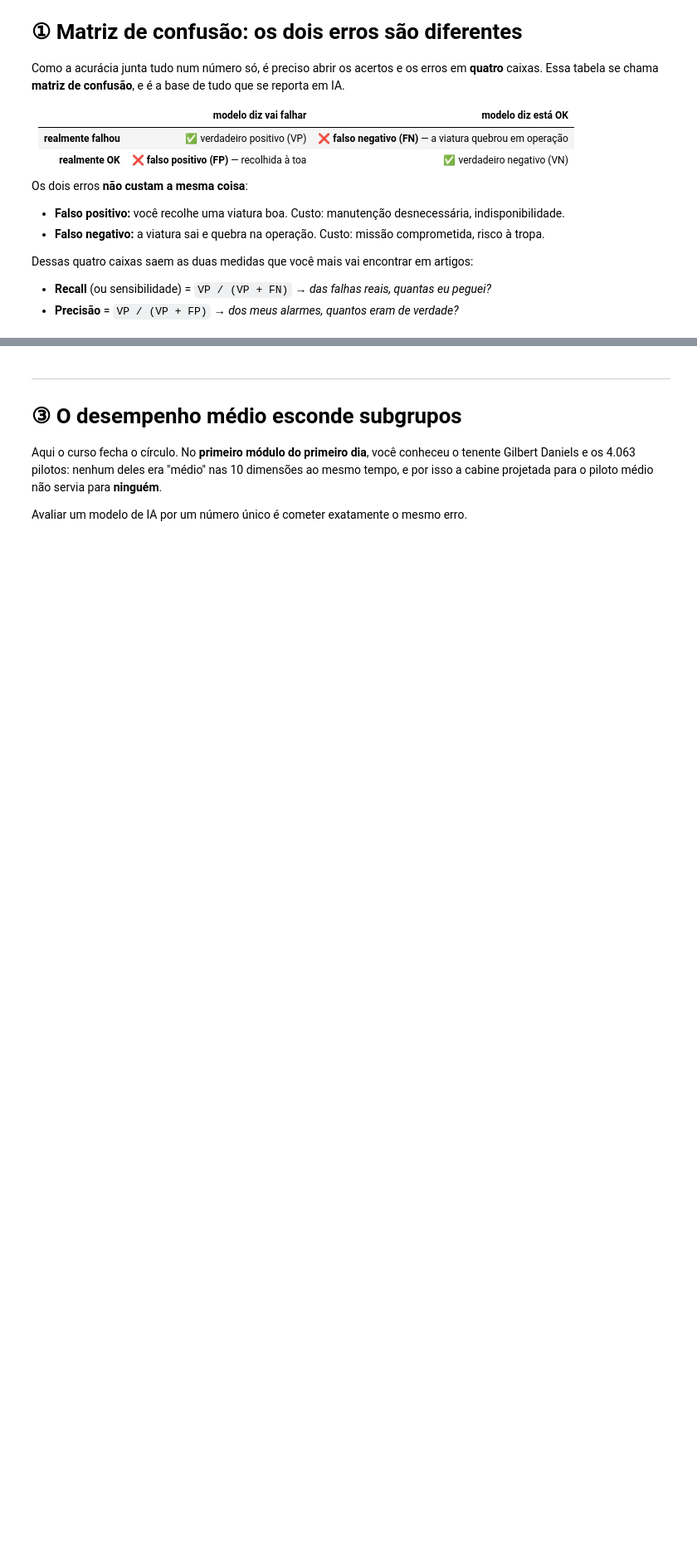
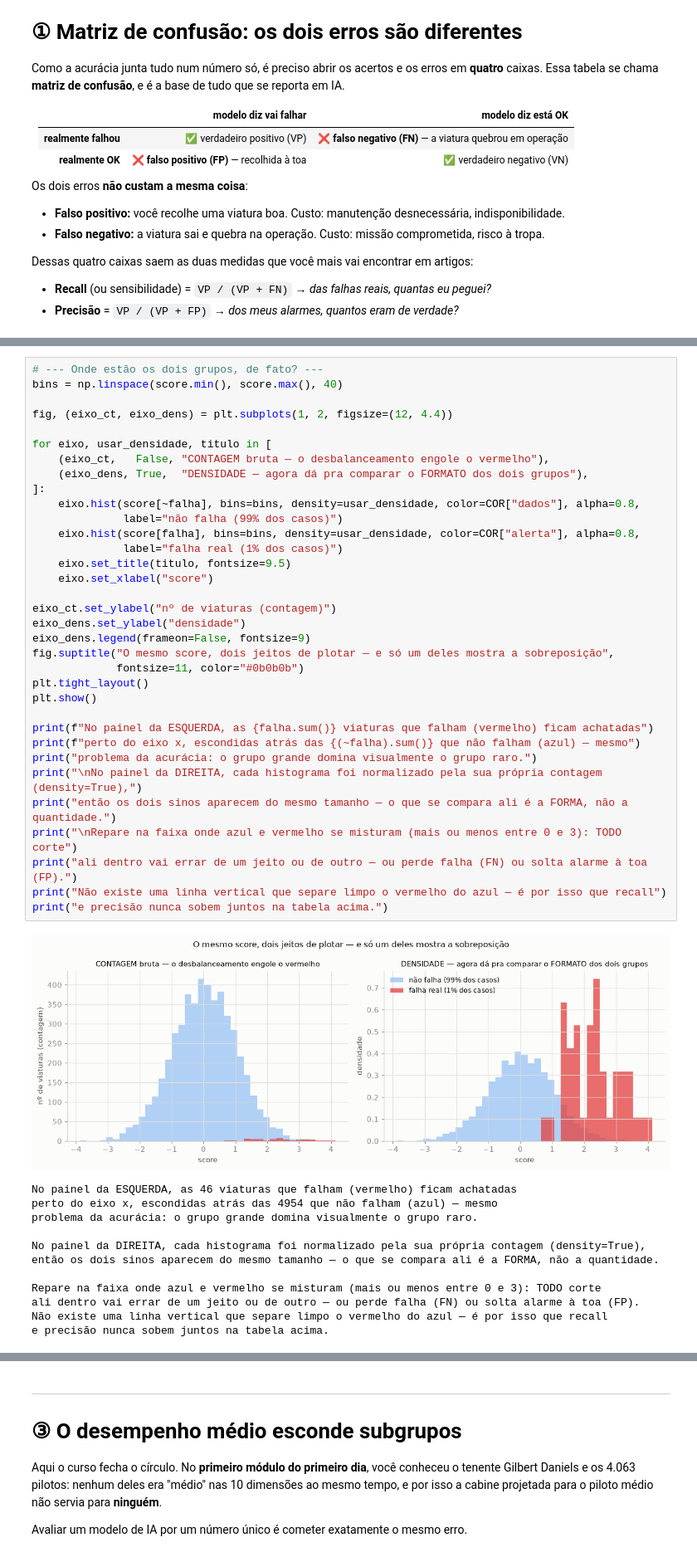
Before and after one commit to silvio-estat/AULA_ESTATISTICA, a Jupyter notebook: ESTAT_BASICA/dia3/09_lendo_ia.ipynb, the cells around one changed output, grey strips where cells are left out. Shown at 83% size. Saved outputs shown, nothing was run; the diff lists cells and outputs as text; blank space fills up the shorter version.

```diff
--- a/ESTAT_BASICA/dia3/09_lendo_ia.ipynb
+++ b/ESTAT_BASICA/dia3/09_lendo_ia.ipynb
@@ -183,6 +186,53 @@ Repare que a ACURÁCIA quase não se mexe (fica sempre perto de 99%) — ela é
 Quem conta a história são o recall e a precisão, e eles PUXAM EM SENTIDOS OPOSTOS:
   corte alto  -> poucos alarmes, quase todos certos, mas você PERDE muitas falhas
   corte baixo -> pega quase todas as falhas, mas enche a oficina de viatura boa
+# %%
+# --- Onde estão os dois grupos, de fato? ---
+bins = np.linspace(score.min(), score.max(), 40)
+
+fig, (eixo_ct, eixo_dens) = plt.subplots(1, 2, figsize=(12, 4.4))
+
+for eixo, usar_densidade, titulo in [
+    (eixo_ct,   False, "CONTAGEM bruta — o desbalanceamento engole o vermelho"),
+    (eixo_dens, True,  "DENSIDADE — agora dá pra comparar o FORMATO dos dois grupos"),
+]:
+    eixo.hist(score[~falha], bins=bins, density=usar_densidade, color=COR["dados"], alpha=0.8,
+              label="não falha (99% dos casos)")
+    eixo.hist(score[falha], bins=bins, density=usar_densidade, color=COR["alerta"], alpha=0.8,
+              label="falha real (1% dos casos)")
+    eixo.set_title(titulo, fontsize=9.5)
+    eixo.set_xlabel("score")
+
+eixo_ct.set_ylabel("nº de viaturas (contagem)")
+eixo_dens.set_ylabel("densidade")
+eixo_dens.legend(frameon=False, fontsize=9)
+fig.suptitle("O mesmo score, dois jeitos de plotar — e só um deles mostra a sobreposição",
+             fontsize=11, color="#0b0b0b")
+plt.tight_layout()
+plt.show()
+
+print(f"No painel da ESQUERDA, as {falha.sum()} viaturas que falham (vermelho) ficam achatadas")
+print(f"perto do eixo x, escondidas atrás das {(~falha).sum()} que não falham (azul) — mesmo")
+print("problema da acurácia: o grupo grande domina visualmente o grupo raro.")
+print("\nNo painel da DIREITA, cada histograma foi normalizado pela sua própria contagem (density=True),")
+print("então os dois sinos aparecem do mesmo tamanho — o que se compara ali é a FORMA, não a quantidade.")
+print("\nRepare na faixa onde azul e vermelho se misturam (mais ou menos entre 0 e 3): TODO corte")
+print("ali dentro vai errar de um jeito ou de outro — ou perde falha (FN) ou solta alarme à toa (FP).")
+print("Não existe uma linha vertical que separe limpo o vermelho do azul — é por isso que recall")
+print("e precisão nunca sobem juntos na tabela acima.")
+# %% [output]
+[figure, added]
+No painel da ESQUERDA, as 46 viaturas que falham (vermelho) ficam achatadas
+perto do eixo x, escondidas atrás das 4954 que não falham (azul) — mesmo
+problema da acurácia: o grupo grande domina visualmente o grupo raro.
+
+No painel da DIREITA, cada histograma foi normalizado pela sua própria contagem (density=True),
+então os dois sinos aparecem do mesmo tamanho — o que se compara ali é a FORMA, não a quantidade.
+
+Repare na faixa onde azul e vermelho se misturam (mais ou menos entre 0 e 3): TODO corte
+ali dentro vai errar de um jeito ou de outro — ou perde falha (FN) ou solta alarme à toa (FP).
+Não existe uma linha vertical que separe limpo o vermelho do azul — é por isso que recall
+e precisão nunca sobem juntos na tabela acima.
 # %% [markdown]
 > ### A pergunta que decide o corte não é estatística — é operacional
 >
```
Also changed, not shown: parts of 3 cells of this notebook.
